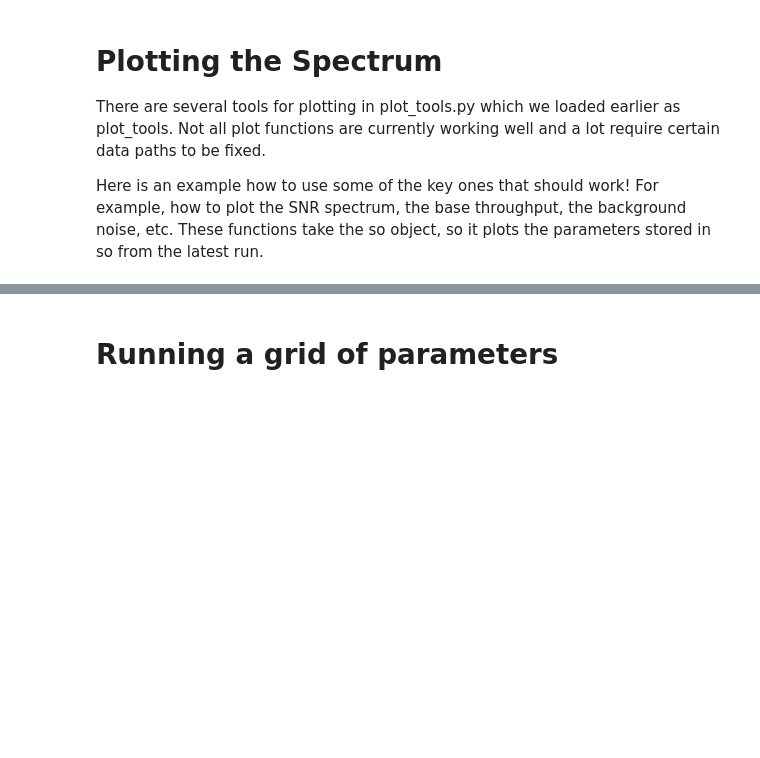
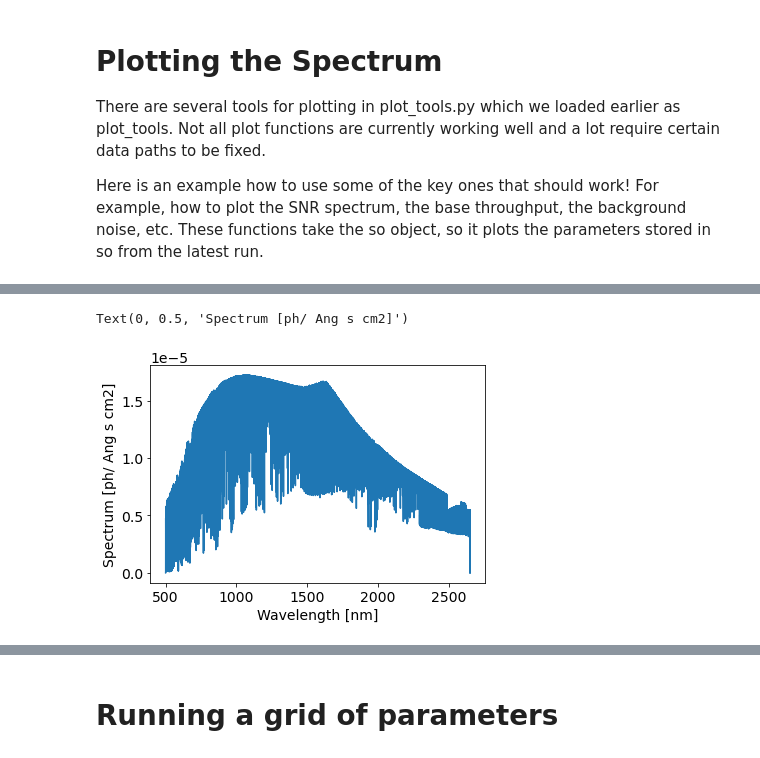
Before and after one commit to ashbake/specsim, a Jupyter notebook: examples/Tutorial_SNR_Grids.ipynb, the cells around one changed output, grey strips where cells are left out. Drawn from its saved outputs; the diff is of its cells as text; code cells hidden in the pictures; blank space fills up the shorter version.

```diff
--- a/examples/Tutorial_SNR_Grids.ipynb
+++ b/examples/Tutorial_SNR_Grids.ipynb
@@ -127,0 +127,9 @@ K
+# %%
+psisim_unit = (so.stel.s*u.ph / (u.nm * u.m**2 * u.s)).to(u.ph/(u.AA * u.s * u.cm**2))
+# %%
+plt.plot(so.stel.v, psisim_unit)
+plt.xlabel("Wavelength [nm]")
+plt.ylabel("Spectrum [ph/ Ang s cm2]")
+# %% [output]
+Text(0, 0.5, 'Spectrum [ph/ Ang s cm2]')
+[figure, added]
```
Also changed, not shown: parts of 20 cells of this notebook, 2 other files.
